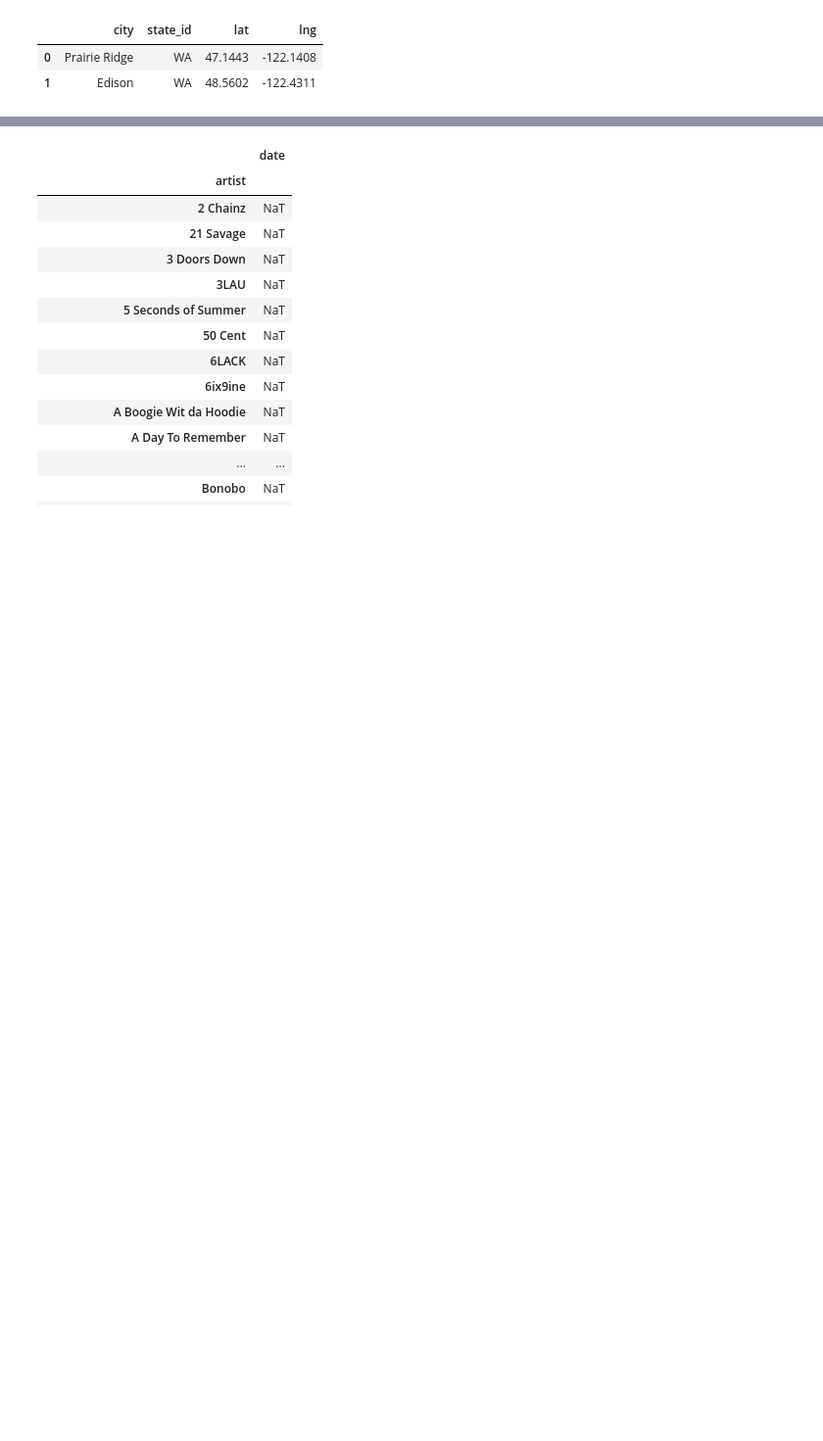
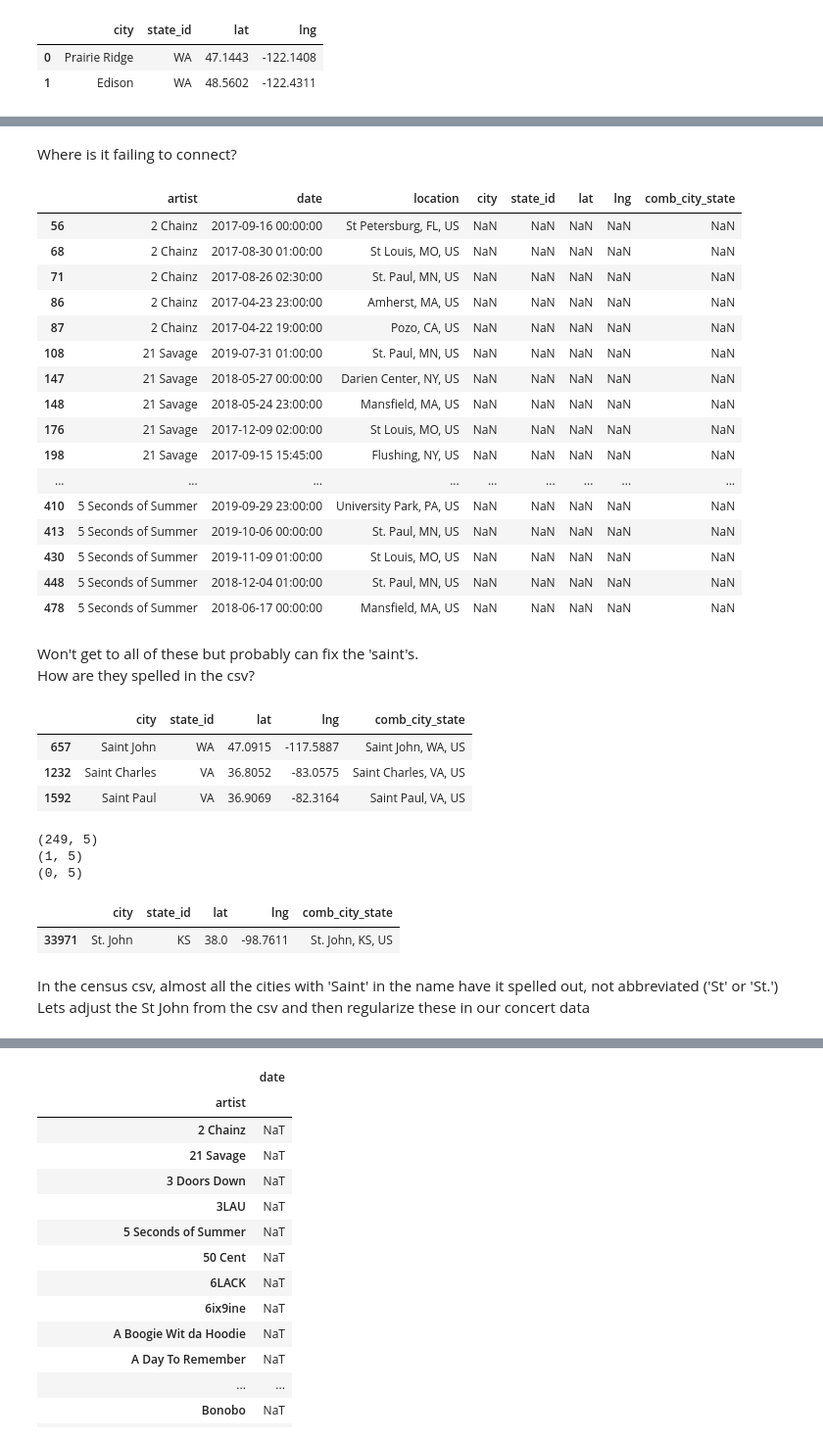
Before and after one commit to Patrickbfuller/solve_music_probs, a Jupyter notebook: explore_shows_shard.ipynb, the cells around one changed output, grey strips where cells are left out. Shown at 98% size. Saved outputs shown, nothing was run; the diff lists cells and outputs as text; code cells hidden in the pictures; blank space fills up the shorter version.

```diff
--- a/explore_shows_shard.ipynb
+++ b/explore_shows_shard.ipynb
@@ -44,8 +41,7 @@ domestic_df.head()
 Lets only make decisions based on shows with in the past five years.
 Trim any concerts before 2015.
 # %%
-recent_domestic_df = domestic_df[domestic_df.date >= '2015']
+recent_domestic_df = domestic_df[domestic_df.date >= '2015'].copy()
 print(recent_domestic_df.shape)
-recent_domestic_df.head()
 # %% [output]
 (8642, 3)
@@ -76,0 +74,2 @@ cities_df.head(2)
+# %%
+cities_df.loc[:,'comb_city_state'] = cities_df['city'] + ', ' + cities_df['state_id'] + ', US'
@@ -76,0 +85,3 @@ cities_df.head(2)
+# %%
+combined = pd.merge(left=recent_domestic_df, right=cities_df,
+             left_on='location', right_on='comb_city_state', how='left')
@@ -76,0 +119,48 @@ cities_df.head(2)
+# %% [markdown]
+Where is it failing to connect?
+# %%
+combined[combined['city'].isna()][:18]
+# %% [output]
+|  | artist | date | location | city | state_id | lat | lng | comb_city_state |
+| 56 | 2 Chainz | 2017-09-16 00:00:00 | St Petersburg, FL, US | NaN | NaN | NaN | NaN | NaN |
+| 68 | 2 Chainz | 2017-08-30 01:00:00 | St Louis, MO, US | NaN | NaN | NaN | NaN | NaN |
+| 71 | 2 Chainz | 2017-08-26 02:30:00 | St. Paul, MN, US | NaN | NaN | NaN | NaN | NaN |
+| 86 | 2 Chainz | 2017-04-23 23:00:00 | Amherst, MA, US | NaN | NaN | NaN | NaN | NaN |
+| 87 | 2 Chainz | 2017-04-22 19:00:00 | Pozo, CA, US | NaN | NaN | NaN | NaN | NaN |
+| 108 | 21 Savage | 2019-07-31 01:00:00 | St. Paul, MN, US | NaN | NaN | NaN | NaN | NaN |
+| 147 | 21 Savage | 2018-05-27 00:00:00 | Darien Center, NY, US | NaN | NaN | NaN | NaN | NaN |
+| 148 | 21 Savage | 2018-05-24 23:00:00 | Mansfield, MA, US | NaN | NaN | NaN | NaN | NaN |
+| 176 | 21 Savage | 2017-12-09 02:00:00 | St Louis, MO, US | NaN | NaN | NaN | NaN | NaN |
+| 198 | 21 Savage | 2017-09-15 15:45:00 | Flushing, NY, US | NaN | NaN | NaN | NaN | NaN |
+| ... | ... | ... | ... | ... | ... | ... | ... | ... |
+| 410 | 5 Seconds of Summer | 2019-09-29 23:00:00 | University Park, PA, US | NaN | NaN | NaN | NaN | NaN |
+| 413 | 5 Seconds of Summer | 2019-10-06 00:00:00 | St. Paul, MN, US | NaN | NaN | NaN | NaN | NaN |
+| 430 | 5 Seconds of Summer | 2019-11-09 01:00:00 | St Louis, MO, US | NaN | NaN | NaN | NaN | NaN |
+| 448 | 5 Seconds of Summer | 2018-12-04 01:00:00 | St. Paul, MN, US | NaN | NaN | NaN | NaN | NaN |
+| 478 | 5 Seconds of Summer | 2018-06-17 00:00:00 | Mansfield, MA, US | NaN | NaN | NaN | NaN | NaN |
+# %% [markdown]
+Won't get to all of these but probably can fix the 'saint's.
+How are they spelled in the csv?
+# %%
+cities_df[cities_df['city'].str.contains('Saint ')][:3]
+# %% [output]
+|  | city | state_id | lat | lng | comb_city_state |
+| 657 | Saint John | WA | 47.0915 | -117.5887 | Saint John, WA, US |
+| 1232 | Saint Charles | VA | 36.8052 | -83.0575 | Saint Charles, VA, US |
+| 1592 | Saint Paul | VA | 36.9069 | -82.3164 | Saint Paul, VA, US |
+# %%
+print(cities_df[cities_df['comb_city_state'].str.contains('Saint ')].shape)
+print(cities_df[cities_df['comb_city_state'].str.contains('St. ')].shape)
+print(cities_df[cities_df['comb_city_state'].str.contains('St ')].shape)
+# %% [output]
+(249, 5)
+(1, 5)
+(0, 5)
+# %%
+cities_df[cities_df['city'].str.contains('St. ')]
+# %% [output]
+|  | city | state_id | lat | lng | comb_city_state |
+| 33971 | St. John | KS | 38.0 | -98.7611 | St. John, KS, US |
+# %% [markdown]
+In the census csv, almost all the cities with 'Saint' in the name have it spelled out, not abbreviated ('St' or 'St.')
+Lets adjust the St John from the csv and then regularize these in our concert data
```
Also changed, not shown: parts of 32 cells of this notebook, 1 other file.
